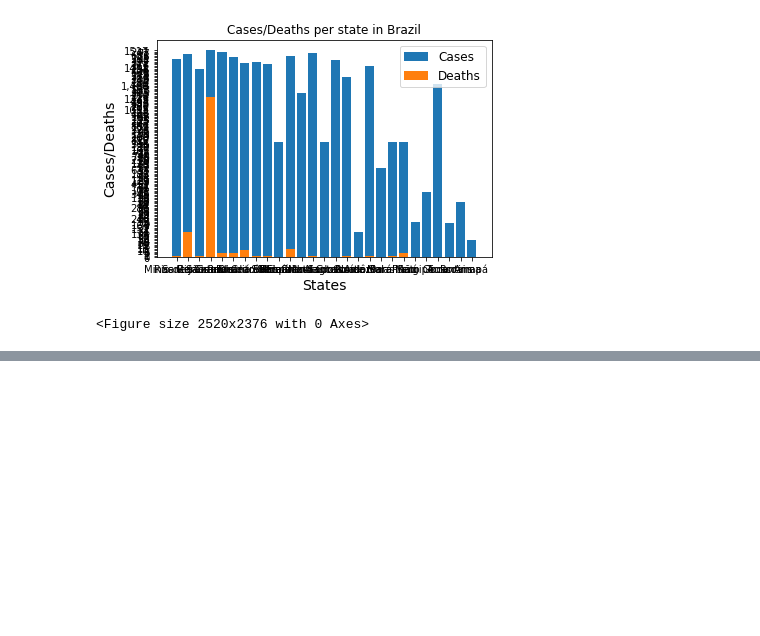
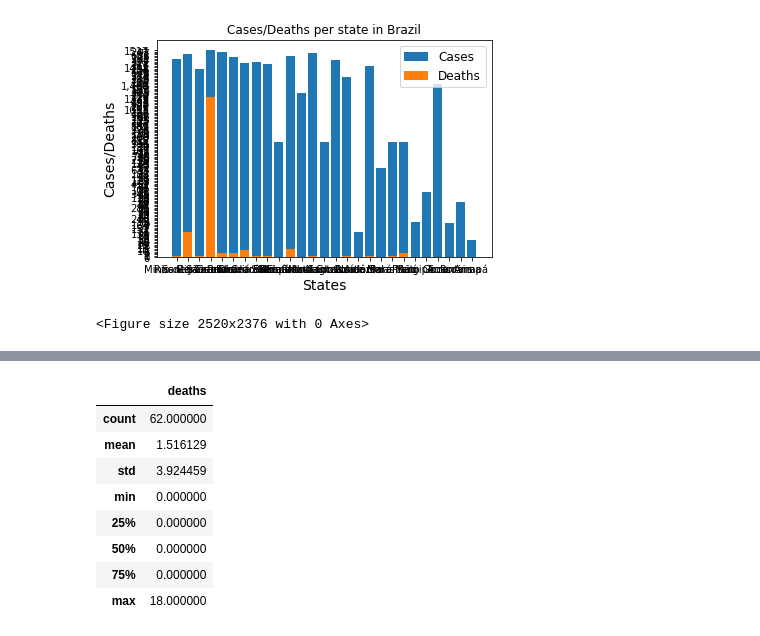
Before and after one commit to LuisFelipeTs/Data_Science_And_Analytics, a Jupyter notebook: Covid_Study(ML + SQL)/Data_Cleaning_&_analysing.ipynb, the cells around one changed output, grey strips where cells are left out. Cells and saved outputs as stored; diff of their text form; code cells hidden in the pictures; blank space fills up the shorter version.

```diff
--- a/Covid_Study(ML + SQL)/Data_Cleaning_&_analysing.ipynb
+++ b/Covid_Study(ML + SQL)/Data_Cleaning_&_analysing.ipynb
@@ -274,0 +301,13 @@ Name: state, dtype: int64
+# %%
+rio_data = db_cov_old.loc[db_cov_old['state'] == 'Rio de Janeiro']
+rio_data.describe()
+# %% [output]
+|  | deaths |
+| count | 62.000000 |
+| mean | 1.516129 |
+| std | 3.924459 |
+| min | 0.000000 |
+| 25% | 0.000000 |
+| 50% | 0.000000 |
+| 75% | 0.000000 |
+| max | 18.000000 |
```
Also changed, not shown: parts of 3 cells of this notebook.
